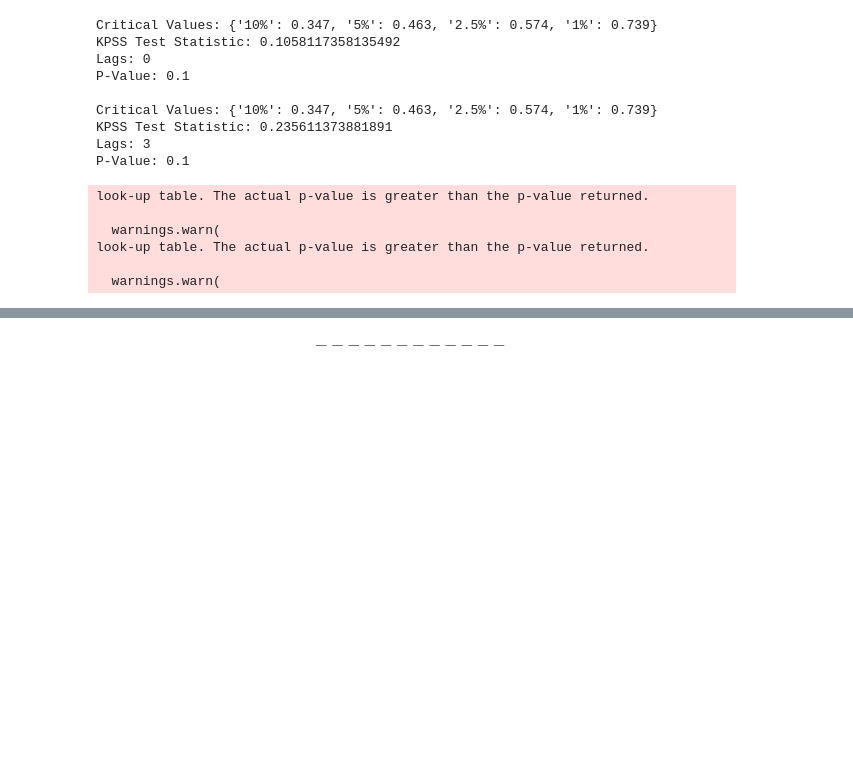
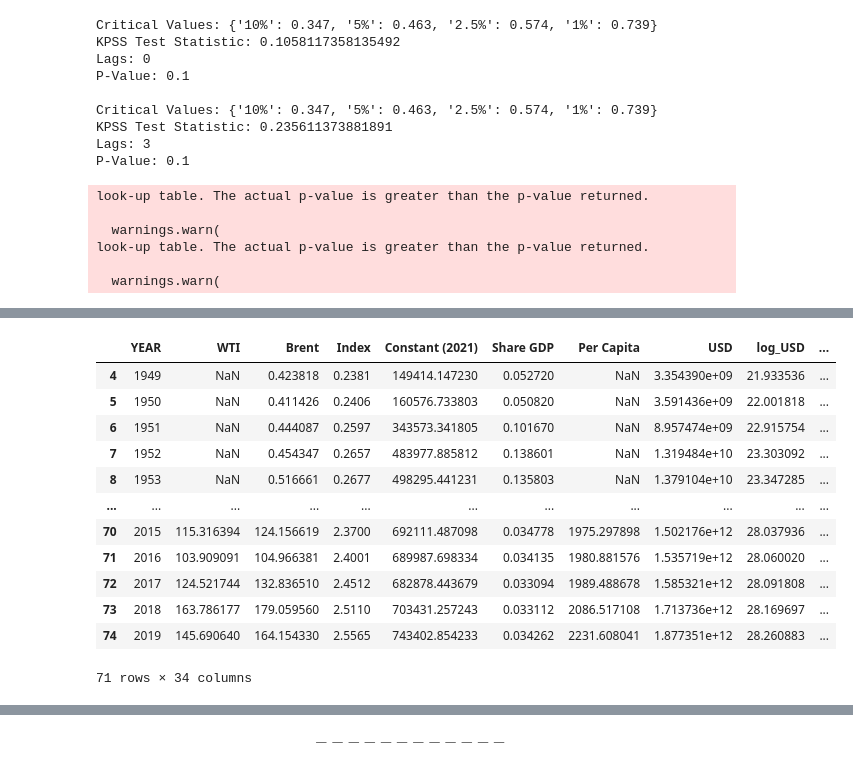
Before and after one commit to simitiangreg/granger_casaulity, a Jupyter notebook: oil_military.ipynb, the cells around one changed output, grey strips where cells are left out. Drawn from its saved outputs; the diff is of its cells as text; code cells hidden in the pictures; blank space fills up the shorter version.

```diff
--- a/oil_military.ipynb
+++ b/oil_military.ipynb
@@ -577,3 +596,19 @@ The next part is the second difference of the log and commented out code that I
 # %%
 main_table2 = main_table[0:71]
+# %%
+main_table2
+# %% [output]
+|  | YEAR | WTI | Brent | Index | Constant (2021) | Share GDP | Per Capita | USD | log_USD | ... |
+| 4 | 1949 | NaN | 0.423818 | 0.2381 | 149414.147230 | 0.052720 | NaN | 3.354390e+09 | 21.933536 | ... |
+| 5 | 1950 | NaN | 0.411426 | 0.2406 | 160576.733803 | 0.050820 | NaN | 3.591436e+09 | 22.001818 | ... |
+| 6 | 1951 | NaN | 0.444087 | 0.2597 | 343573.341805 | 0.101670 | NaN | 8.957474e+09 | 22.915754 | ... |
+| 7 | 1952 | NaN | 0.454347 | 0.2657 | 483977.885812 | 0.138601 | NaN | 1.319484e+10 | 23.303092 | ... |
+| 8 | 1953 | NaN | 0.516661 | 0.2677 | 498295.441231 | 0.135803 | NaN | 1.379104e+10 | 23.347285 | ... |
+| ... | ... | ... | ... | ... | ... | ... | ... | ... | ... | ... |
+| 70 | 2015 | 115.316394 | 124.156619 | 2.3700 | 692111.487098 | 0.034778 | 1975.297898 | 1.502176e+12 | 28.037936 | ... |
+| 71 | 2016 | 103.909091 | 104.966381 | 2.4001 | 689987.698334 | 0.034135 | 1980.881576 | 1.535719e+12 | 28.060020 | ... |
+| 72 | 2017 | 124.521744 | 132.836510 | 2.4512 | 682878.443679 | 0.033094 | 1989.488678 | 1.585321e+12 | 28.091808 | ... |
+| 73 | 2018 | 163.786177 | 179.059560 | 2.5110 | 703431.257243 | 0.033112 | 2086.517108 | 1.713736e+12 | 28.169697 | ... |
+| 74 | 2019 | 145.690640 | 164.154330 | 2.5565 | 743402.854233 | 0.034262 | 2231.608041 | 1.877351e+12 | 28.260883 | ... |
+71 rows × 34 columns
 # %%
```
Also changed, not shown: parts of 20 cells of this notebook.
